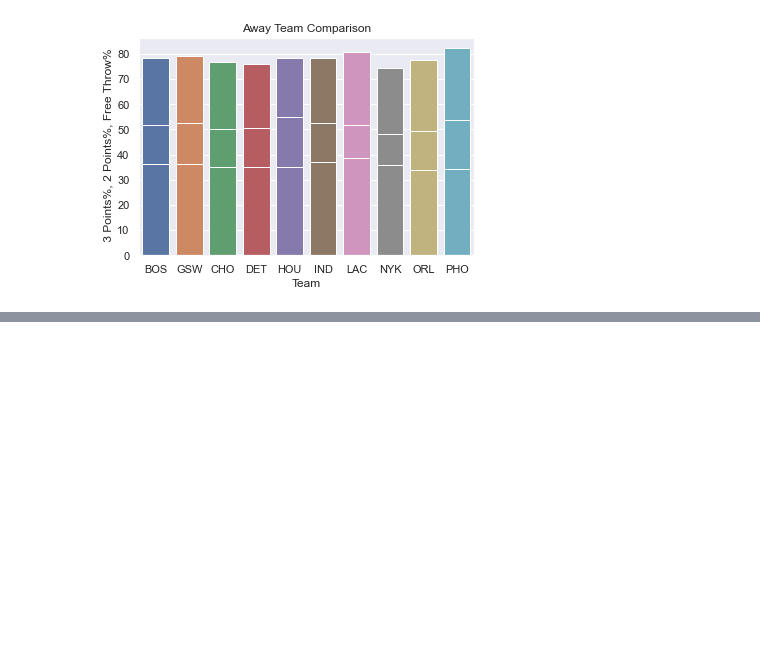
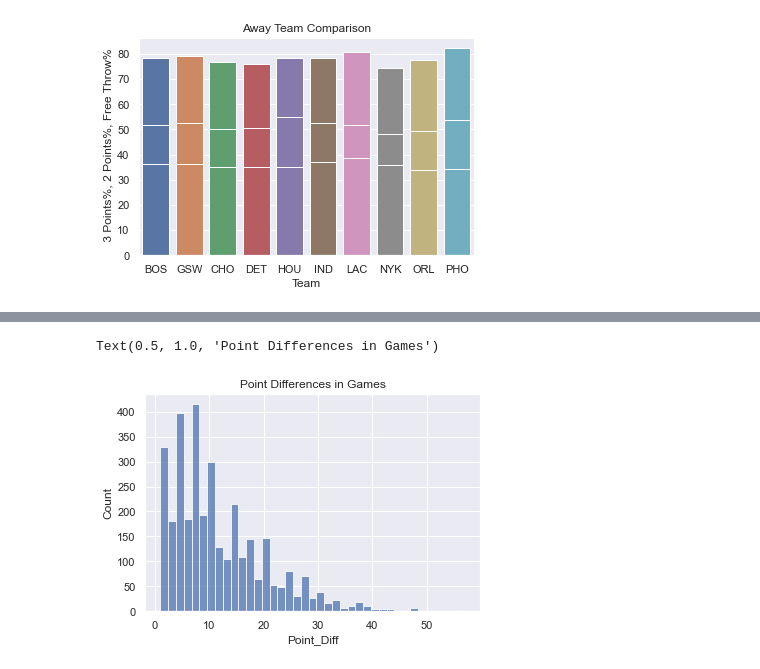
Before and after one commit to dingjamma/LHLFinalProject, a Jupyter notebook: graphs.ipynb, the cells around one changed output, grey strips where cells are left out. Cells and saved outputs as stored; diff of their text form; code cells hidden in the pictures; blank space fills up the shorter version.

```diff
--- a/graphs.ipynb
+++ b/graphs.ipynb
@@ -197,0 +208,2 @@ newdf.to_csv('Final_Data_byTeam.csv')
+# %%
+df['Point_Diff'] = df['Points'] - df['Away_Points']
@@ -197,0 +225,8 @@ newdf.to_csv('Final_Data_byTeam.csv')
+# %%
+sns.set()
+#ax = sns.countplot(np.abs(df['Point_Diff']))
+ax = sns.histplot(np.abs(df['Point_Diff']))
+ax.set_title('Point Differences in Games')
+# %% [output]
+Text(0.5, 1.0, 'Point Differences in Games')
+[figure, added]
```
Also changed, not shown: parts of 8 cells of this notebook, 2 other files.
